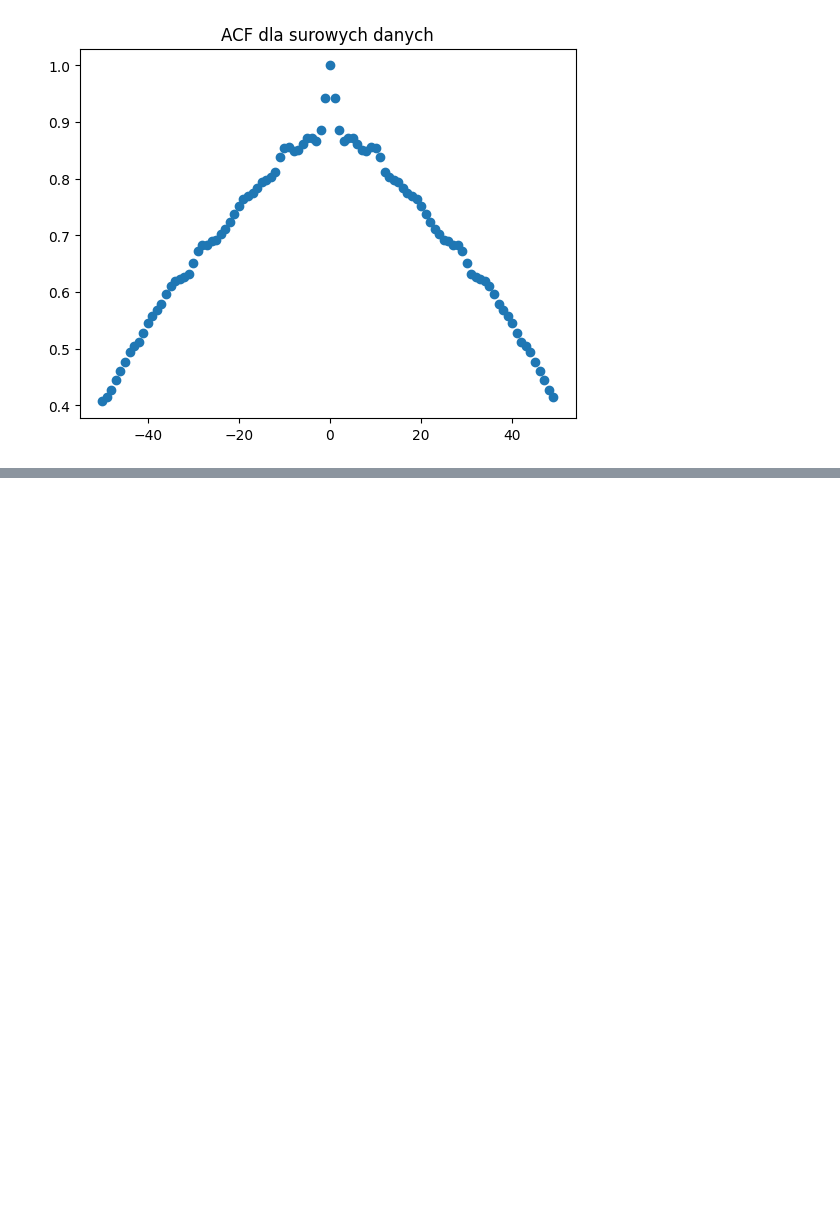
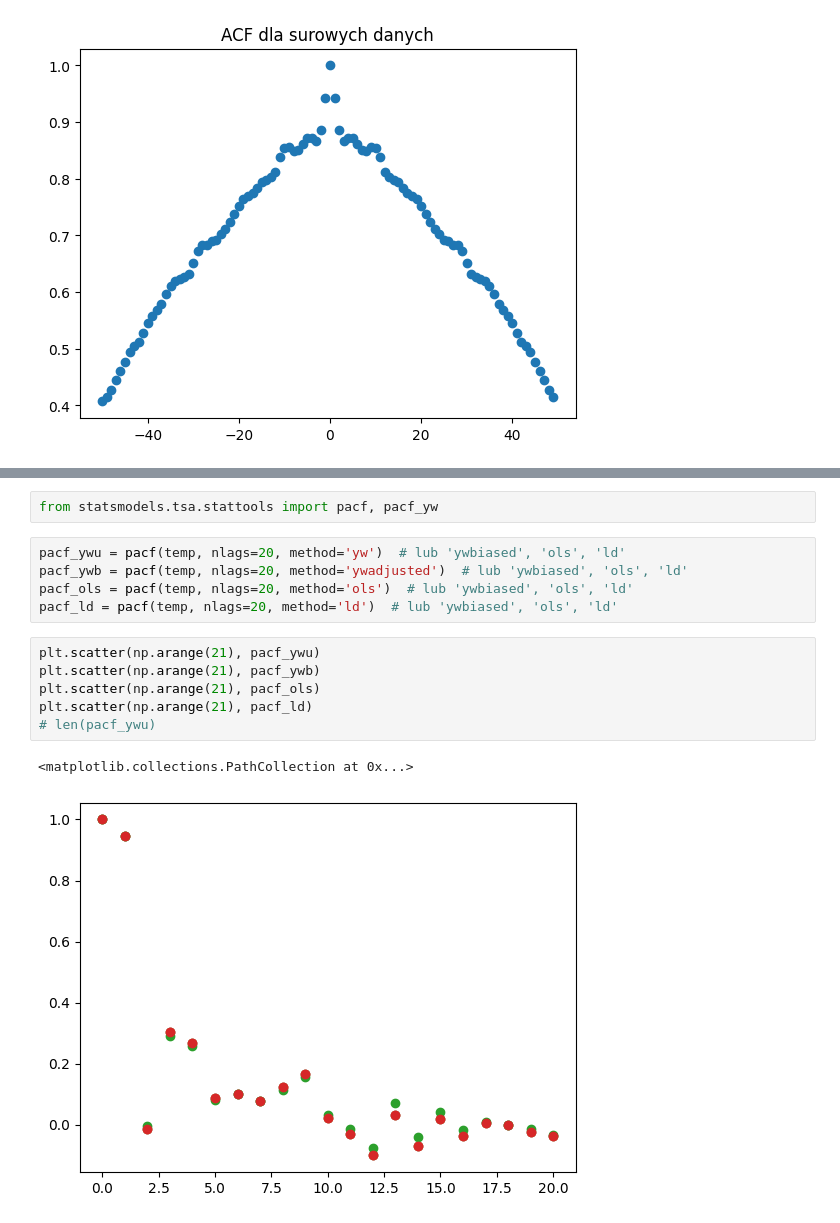
Before and after one commit to MariaNowacka/kaszcz, a Jupyter notebook: sprawozdanie/sprawko.ipynb, the cells around one changed output, grey strips where cells are left out. Saved outputs shown, nothing was run; the diff lists cells and outputs as text; blank space fills up the shorter version.

```diff
--- a/sprawozdanie/sprawko.ipynb
+++ b/sprawozdanie/sprawko.ipynb
@@ -39,0 +90,16 @@ Text(0.5, 1.0, 'ACF dla surowych danych')
+# %%
+from statsmodels.tsa.stattools import pacf, pacf_yw
+# %%
+pacf_ywu = pacf(temp, nlags=20, method='yw')  # lub 'ywbiased', 'ols', 'ld'
+pacf_ywb = pacf(temp, nlags=20, method='ywadjusted')  # lub 'ywbiased', 'ols', 'ld'
+pacf_ols = pacf(temp, nlags=20, method='ols')  # lub 'ywbiased', 'ols', 'ld'
+pacf_ld = pacf(temp, nlags=20, method='ld')  # lub 'ywbiased', 'ols', 'ld'
+# %%
+plt.scatter(np.arange(21), pacf_ywu)
+plt.scatter(np.arange(21), pacf_ywb)
+plt.scatter(np.arange(21), pacf_ols)
+plt.scatter(np.arange(21), pacf_ld)
+# len(pacf_ywu)
+# %% [output]
+<matplotlib.collections.PathCollection at 0x...>
+[figure, added]
```
Also changed, not shown: parts of 10 cells of this notebook.
